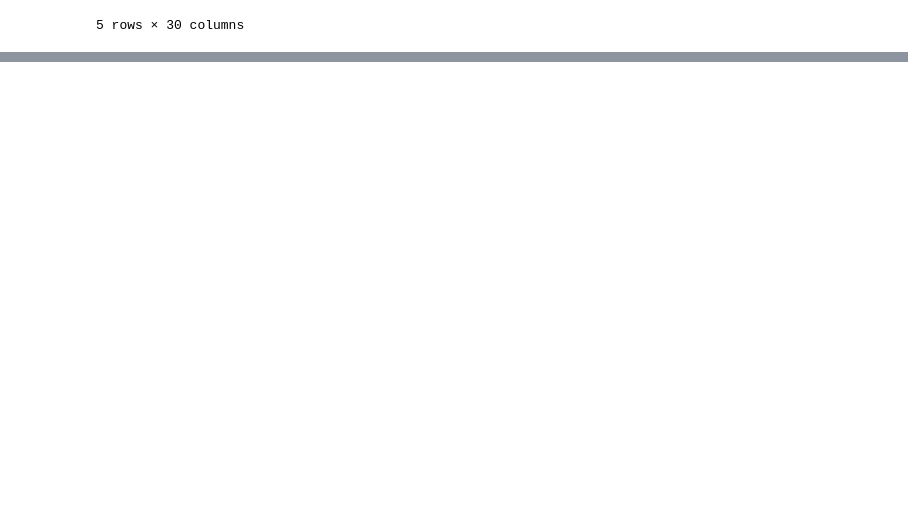
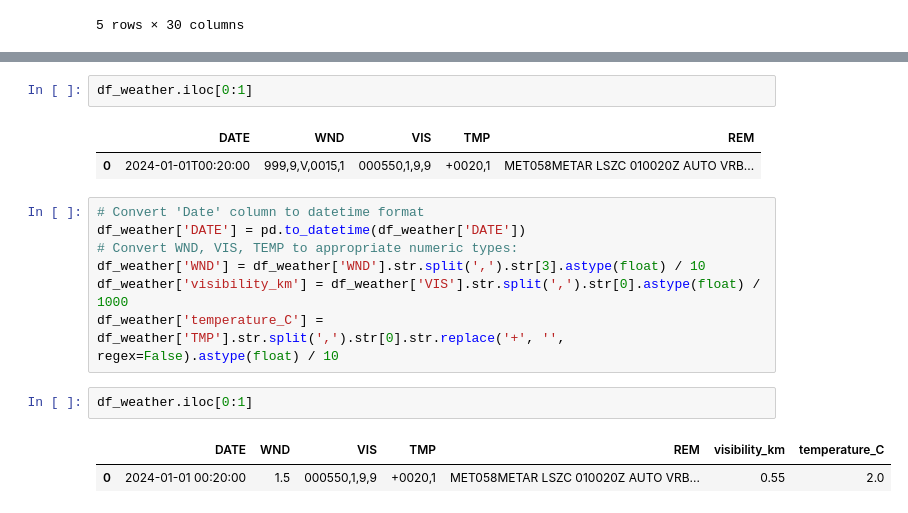
Before and after one commit to minhnguyen051201/DMT_final_project, a Jupyter notebook: collect_clean_data.ipynb, the cells around one changed output, grey strips where cells are left out. Drawn from its saved outputs; the diff is of its cells as text; blank space fills up the shorter version.

```diff
--- a/collect_clean_data.ipynb
+++ b/collect_clean_data.ipynb
@@ -38,0 +106,17 @@ df_weather.head(5)
+# %%
+df_weather.iloc[0:1]
+# %% [output]
+|  | DATE | WND | VIS | TMP | REM |
+| 0 | 2024-01-01T00:20:00 | 999,9,V,0015,1 | 000550,1,9,9 | +0020,1 | MET058METAR LSZC 010020Z AUTO VRB... |
+# %%
+# Convert 'Date' column to datetime format
+df_weather['DATE'] = pd.to_datetime(df_weather['DATE'])
+# Convert WND, VIS, TEMP to appropriate numeric types:
+df_weather['WND'] = df_weather['WND'].str.split(',').str[3].astype(float) / 10
+df_weather['visibility_km'] = df_weather['VIS'].str.split(',').str[0].astype(float) / 1000
+df_weather['temperature_C'] = df_weather['TMP'].str.split(',').str[0].str.replace('+', '', regex=False).astype(float) / 10
+# %%
+df_weather.iloc[0:1]
+# %% [output]
+|  | DATE | WND | VIS | TMP | REM | visibility_km | temperature_C |
+| 0 | 2024-01-01 00:20:00 | 1.5 | 000550,1,9,9 | +0020,1 | MET058METAR LSZC 010020Z AUTO VRB... | 0.55 | 2.0 |
```
Also changed, not shown: parts of 16 cells of this notebook.
